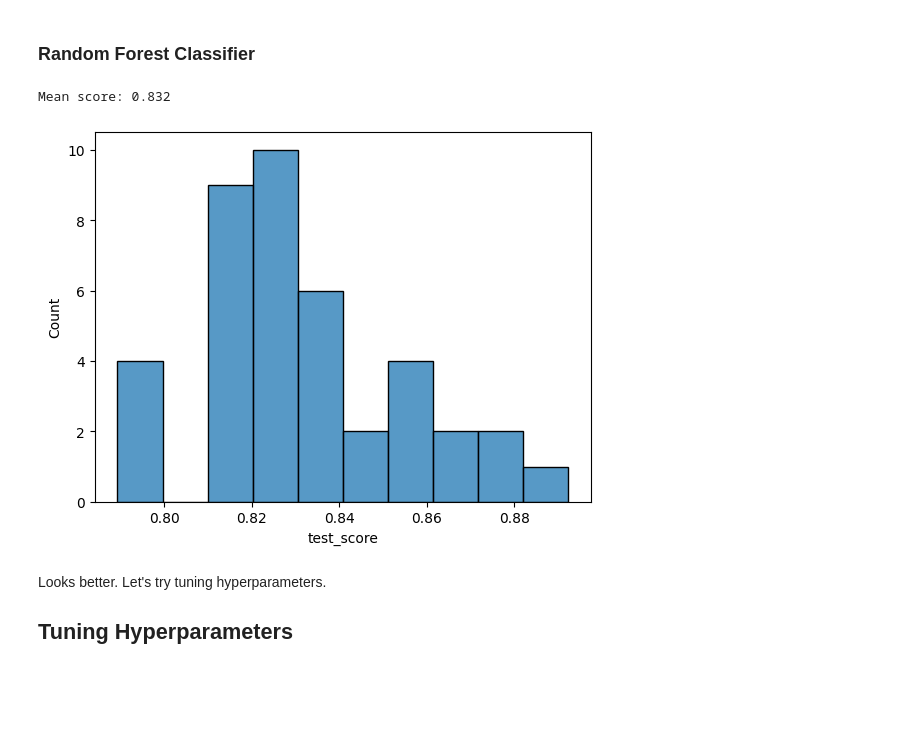
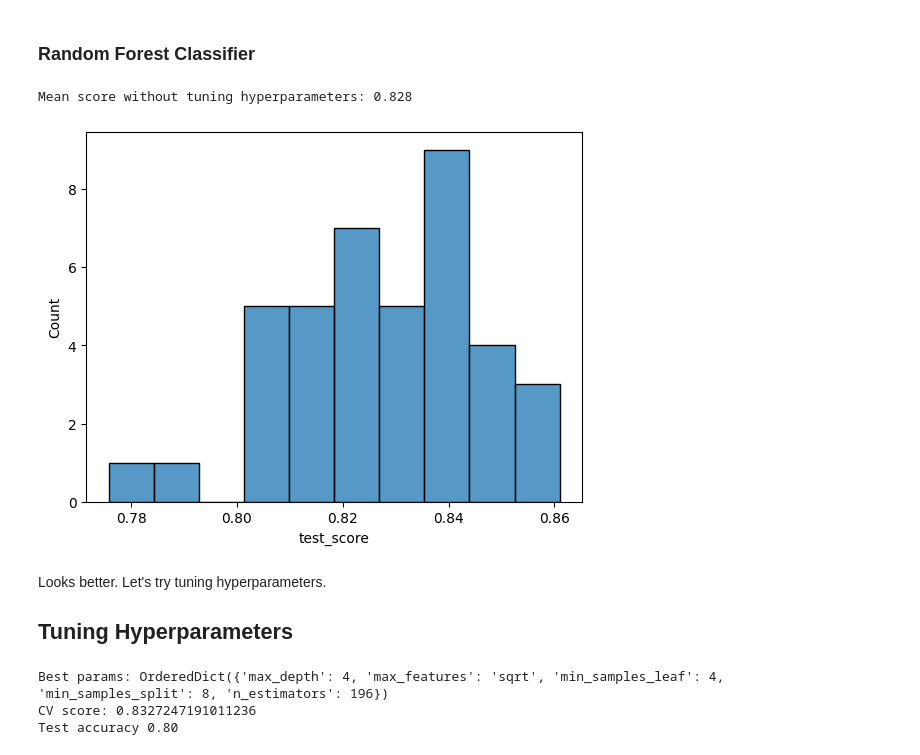
Before and after one commit to Lev1231254/analyzeTitanicData, a Jupyter notebook: analysis.ipynb, the cells around one changed output. Drawn from its saved outputs; the diff is of its cells as text; code cells hidden in the pictures; blank space fills up the shorter version.

```diff
--- a/analysis.ipynb
+++ b/analysis.ipynb
@@ -169,12 +169,13 @@ As we saw in visualizations the data is pretty complex. That means, that we need
 We need to predict binary value, so let's try K nearest neighbors first.
 # %%
 df_numeric = dataset.drop(columns=['embarked', 'class', 'who', 'deck', 'embark_town'])
+df_numeric = df_numeric.sample(frac=1).reset_index(drop=True)
 
 X = df_numeric.drop(columns=['survived', 'sibsp', 'parch', 'alive'])
 y = df_numeric['survived']
 
 # split data
-X_train, X_test, y_train, y_test = model_selection.train_test_split(X, y, test_size=0.33, random_state=1)
+X_train, X_test, y_train, y_test = model_selection.train_test_split(X, y, test_size=0.2, random_state=1)
 
 from sklearn.model_selection import cross_validate
 from sklearn.model_selection import ShuffleSplit
@@ -240,26 +240,56 @@ This works even worse.
 # %%
 from sklearn.ensemble import RandomForestClassifier
 
-model = make_pipeline(
-    RandomForestClassifier(
+model = RandomForestClassifier(
         n_estimators=300,
         max_depth=6,
         min_samples_leaf=2,
         random_state=0
-))
+)
 
 #cross validation
 cv = ShuffleSplit(n_splits=40, test_size = 0.25, random_state=0)
 cross_validation_results = cross_validate(
     model, X, y, cv=cv, scoring="accuracy")
 
 results = pd.DataFrame(cross_validation_results)
 _ = sns.histplot(results["test_score"], bins=10)
-print(f"Mean score: {results["test_score"].mean():.3f}")
+print(f"Mean score without tuning hyperparameters: {results["test_score"].mean():.3f}")
 # %% [output]
-Mean score: 0.832
+Mean score without tuning hyperparameters: 0.828
-[figure, old version]
+[figure, new version]
 # %% [markdown]
 Looks better. Let's try tuning hyperparameters.
 
 ## Tuning Hyperparameters
+# %%
+from skopt.space import Integer, Real, Categorical
+from skopt import BayesSearchCV
+
+optimization = BayesSearchCV(
+    model,
+    search_spaces = {
+        'n_estimators': (100, 400),
+        'max_depth': (4, 12),
+        'min_samples_split': (2, 10),
+        'min_samples_leaf': (1, 4),
+        'max_features': ['sqrt'] },
+    n_iter = 30,
+    cv = cv,
+    scoring = "accuracy",
+    random_state = 0,
+    n_jobs = -1
+)
+
+optimization.fit(X_train, y_train)
+
+print("Best params:", optimization.best_params_)
+print("CV score:", optimization.best_score_)
+
+# test evaluation
+preds = optimization.best_estimator_.predict(X_test)
+print(f"Test accuracy {(preds == y_test).mean():.2f}")
+# %% [output]
+Best params: OrderedDict({'max_depth': 4, 'max_features': 'sqrt', 'min_samples_leaf': 4, 'min_samples_split': 8, 'n_estimators': 196})
+CV score: 0.8327247191011236
+Test accuracy 0.80
```
Also changed, not shown: parts of 8 cells of this notebook.
